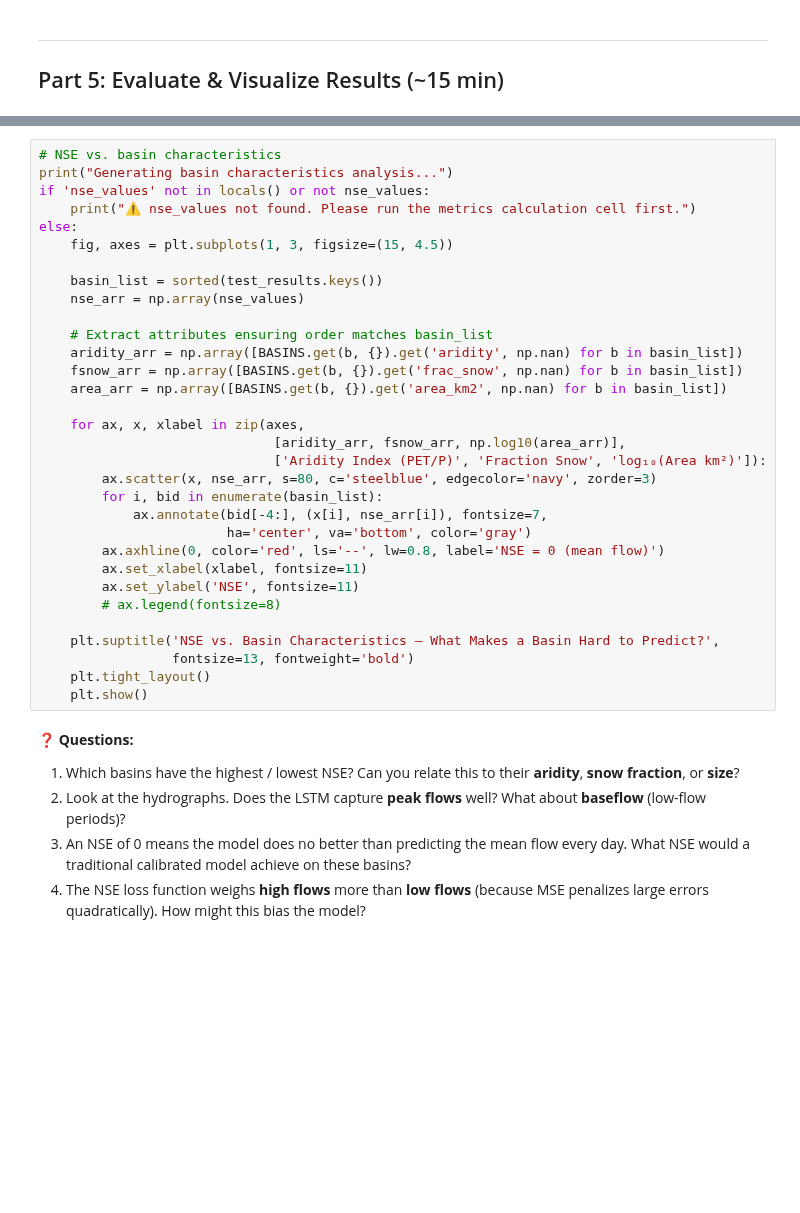
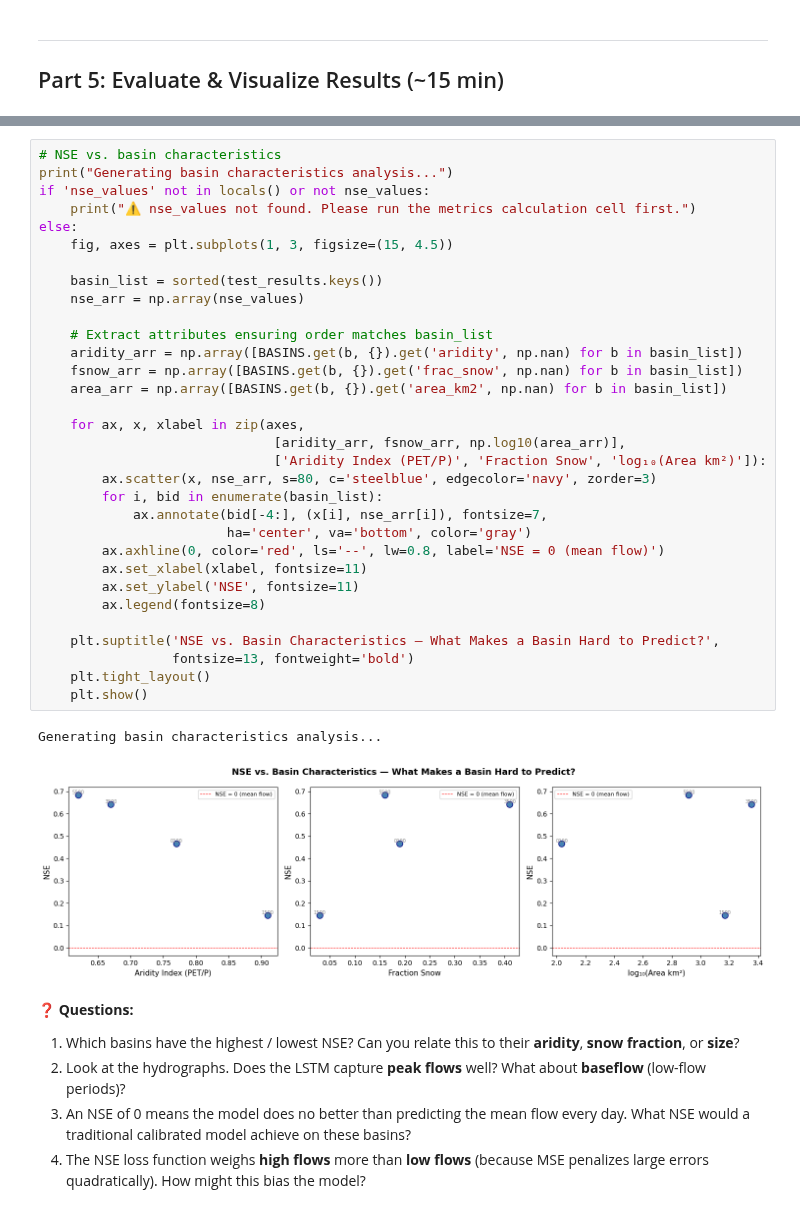
Before and after one commit to smousavi05/Harvard-EPS-210, a Jupyter notebook: EPS210_Lab6.ipynb, the cells around one changed output, grey strips where cells are left out. Cells and saved outputs as stored; diff of their text form; blank space fills up the shorter version.

```diff
--- a/EPS210_Lab6.ipynb
+++ b/EPS210_Lab6.ipynb
@@ -730,34 +908,37 @@ plt.show()
 # NSE vs. basin characteristics
 print("Generating basin characteristics analysis...")
 if 'nse_values' not in locals() or not nse_values:
     print("⚠️ nse_values not found. Please run the metrics calculation cell first.")
 else:
     fig, axes = plt.subplots(1, 3, figsize=(15, 4.5))
 
     basin_list = sorted(test_results.keys())
     nse_arr = np.array(nse_values)
 
     # Extract attributes ensuring order matches basin_list
     aridity_arr = np.array([BASINS.get(b, {}).get('aridity', np.nan) for b in basin_list])
     fsnow_arr = np.array([BASINS.get(b, {}).get('frac_snow', np.nan) for b in basin_list])
     area_arr = np.array([BASINS.get(b, {}).get('area_km2', np.nan) for b in basin_list])
 
     for ax, x, xlabel in zip(axes,
                               [aridity_arr, fsnow_arr, np.log10(area_arr)],
                               ['Aridity Index (PET/P)', 'Fraction Snow', 'log₁₀(Area km²)']):
         ax.scatter(x, nse_arr, s=80, c='steelblue', edgecolor='navy', zorder=3)
         for i, bid in enumerate(basin_list):
             ax.annotate(bid[-4:], (x[i], nse_arr[i]), fontsize=7,
                         ha='center', va='bottom', color='gray')
         ax.axhline(0, color='red', ls='--', lw=0.8, label='NSE = 0 (mean flow)')
         ax.set_xlabel(xlabel, fontsize=11)
         ax.set_ylabel('NSE', fontsize=11)
-        # ax.legend(fontsize=8)
+        ax.legend(fontsize=8)
 
     plt.suptitle('NSE vs. Basin Characteristics — What Makes a Basin Hard to Predict?',
                  fontsize=13, fontweight='bold')
     plt.tight_layout()
     plt.show()
+# %% [output]
+Generating basin characteristics analysis...
+[figure, added]
 # %% [markdown]
 **❓ Questions:**
 
```
Also changed, not shown: parts of 30 cells of this notebook.
